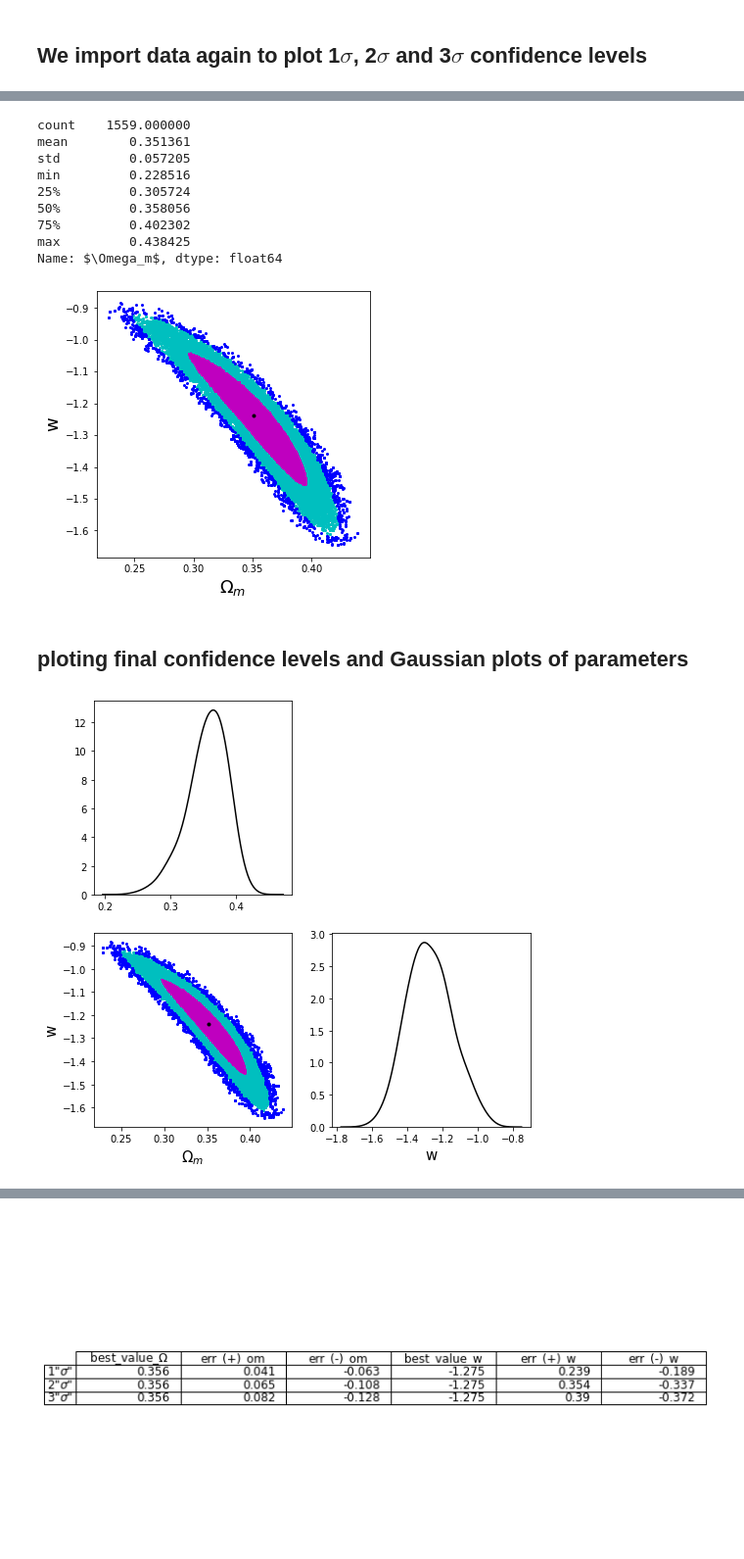
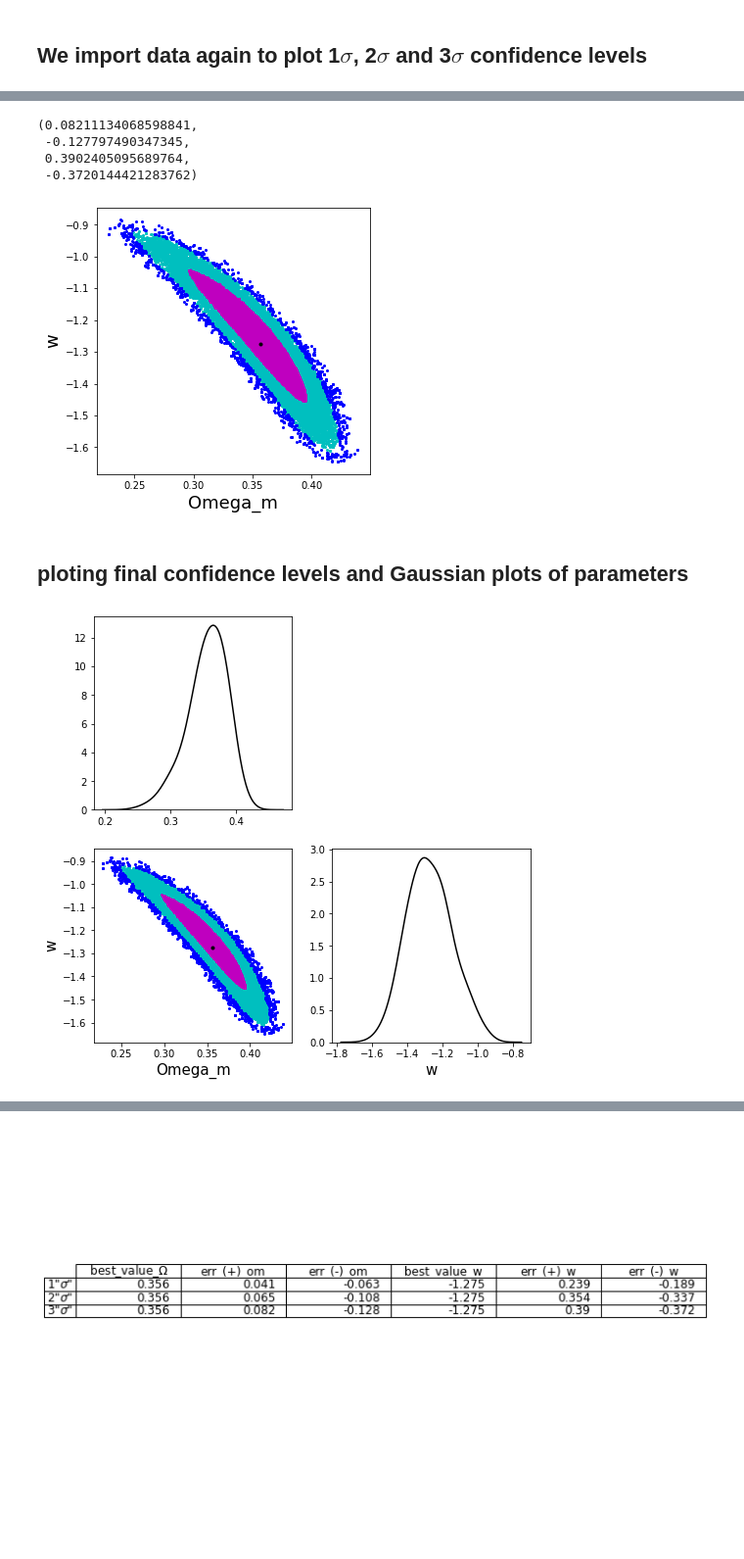
Before and after one commit to nooshinehz/Best_values_and_contours, a Jupyter notebook: countors_MCMC.ipynb, the cells around one changed output, grey strips where cells are left out. Shown: that part at 98% size. Drawn from its saved outputs; the diff is of its cells as text; code cells hidden in the pictures; blank space fills up the shorter version.

```diff
--- a/countors_MCMC.ipynb
+++ b/countors_MCMC.ipynb
@@ -37,7 +40,8 @@ data=np.genfromtxt(path_data)
 df=pd.DataFrame(data)
 
 # Eliminating some extra columns
-df.columns=[ 'ones', 'zeros' ,r'$\Omega_m$', 'w', 'chi']
+# df.columns=[ 'ones', 'zeros' ,r'$\Omega_m$', 'w', 'chi']
+df.columns=[ 'ones', 'zeros' ,'Omega_m', 'w', 'chi']
 df=df.drop(['ones', 'zeros'], axis=1)
 df
 # %% [output]
@@ -80,9 +84,9 @@ which N is the number of chains (here is 5000) and theta is our free paramter
 # omega_best= df[r'$\Omega_m$'].mean()
 # w_best= fp['w'].mean()
 
-data=[df[r'$\Omega_m$'].mean(), df['w'].mean()]
+data=[df['Omega_m'].mean(), df['w'].mean()]
 
-best= pd.DataFrame(data, [r'$\Omega_m$', 'w'])
+best= pd.DataFrame(data, ['Omega_m', 'w'])
 best= best.T
 best
 # %% [output]
@@ -97,7 +101,7 @@ path_data = cwd+'/data/Supernova-chain-50000.txt'
 
 data = np.genfromtxt(path_data)
 da = pd.DataFrame(data)
-da.columns = [ 'ones', 'zeros' ,r'$\Omega_m$', 'w', 'chi']
+da.columns = [ 'ones', 'zeros' ,'Omega_m', 'w', 'chi']
 da = da.drop(['ones', 'zeros'], axis =1)
 
 # Forming Subsample_1 to Plot data in 1sigma confidence level (for n= 2 & CL= 68.27%, limit line of 1 sigma CL is chi-chi(min)<2.3)
@@ -105,19 +109,19 @@ sbs_1 = da[da.chi-(da['chi'].min()) < 2.3]
 
 plt.rcParams["figure.figsize"] = (5,5)
 
-a= sbs_1[r'$\Omega_m$']
+a= sbs_1['Omega_m']
 b= sbs_1['w']
 
 plt.plot(a, b,  'mo', markersize = 1)
-plt.plot( fp[r'$\Omega_m$'], fp['w'], 'ko' )
-plt.xlabel(r'$\Omega_m$', fontsize = 18);
+plt.plot(best['Omega_m'], best['w'], 'ko', markersize=3)
+plt.xlabel('Omega_m', fontsize = 18);
 plt.ylabel('w', fontsize = 18);
 
 
 
 # 1 sigma error for "Omega_m" parameter
-U_err_om_1 = (sbs_1[r'$\Omega_m$'].max()) - (da[r'$\Omega_m$'].mean())
-D_err_om_1 = (sbs_1[r'$\Omega_m$'].min()) - (da[r'$\Omega_m$'].mean())
+U_err_om_1 = (sbs_1['Omega_m'].max()) - (da['Omega_m'].mean())
+D_err_om_1 = (sbs_1['Omega_m'].min()) - (da['Omega_m'].mean())
 
 # 1 sigma error for "w" parameter
 U_err_w_1 = (sbs_1['w'].max()) - (da['w'].mean())
@@ -126,5 +130,5 @@ D_err_w_1 = (sbs_1['w'].min()) - (da['w'].mean())
 
 
 U_err_om_1, D_err_om_1, U_err_w_1, D_err_w_1
-sbs_1['w'].describe()
+# sbs_1['w'].describe()
 # %% [output]
@@ -182,40 +176,35 @@ Name: $\Omega_m$, dtype: float64
 # %%
 
 # Forming Subsample_2 to Plot data in 2sigma confidence level (for n= 2 & CL= 68.27%, limit line of 2sigma CL is 6.17<chi-chi(min)<11.8)
 sbs_3 = da[(da.chi - (da['chi'].min()) < 11.8)  &  (6.17 < da.chi - (da['chi'].min()))]
 
 
 
-plt.plot(sbs_1[r'$\Omega_m$'], sbs_1['w'], 'mo', markersize = 1)
-plt.plot(sbs_2[r'$\Omega_m$'], sbs_2['w'], 'co', markersize = 2)
-plt.plot(sbs_3[r'$\Omega_m$'], sbs_3['w'], 'bo', markersize = 2)
-plt.plot( fp[r'$\Omega_m$'], fp['w'], 'ko', markersize=3 )
+plt.plot(sbs_1['Omega_m'], sbs_1['w'], 'mo', markersize = 1)
+plt.plot(sbs_2['Omega_m'], sbs_2['w'], 'co', markersize = 2)
+plt.plot(sbs_3['Omega_m'], sbs_3['w'], 'bo', markersize = 2)
+plt.plot(best['Omega_m'], best['w'], 'ko', markersize=3)
 
-plt.xlabel(r'$\Omega_m$', fontsize =18);
+plt.xlabel('Omega_m', fontsize =18);
 plt.ylabel('w', fontsize =18);
 
 
 # 3 sigma error for "Omega_m" parameter
-U_err_om_3 = (sbs_3[r'$\Omega_m$'].max()) - (da[r'$\Omega_m$'].mean())
-D_err_om_3 = (sbs_3[r'$\Omega_m$'].min()) - (da[r'$\Omega_m$'].mean())
+U_err_om_3 = (sbs_3['Omega_m'].max()) - (da['Omega_m'].mean())
+D_err_om_3 = (sbs_3['Omega_m'].min()) - (da['Omega_m'].mean())
 
 # 3 sigma error for "w" parameter
 U_err_w_3 = (sbs_3['w'].max()) - (da['w'].mean())
 D_err_w_3 = (sbs_3['w'].min()) - (da['w'].mean())
 
 U_err_om_3, D_err_om_3, U_err_w_3, D_err_w_3
-sbs_3[r'$\Omega_m$'].describe()
+# sbs_3[r'$\Omega_m$'].describe()
 # %% [output]
-count    1559.000000
-mean        0.351361
-std         0.057205
-min         0.228516
-25%         0.305724
-50%         0.358056
-75%         0.402302
-max         0.438425
-Name: $\Omega_m$, dtype: float64
+(0.08211134068598841,
+ -0.127797490347345,
+ 0.3902405095689764,
+ -0.3720144421283762)
-[figure, old version]
+[figure, new version]
 # %% [markdown]
 ## ploting final confidence levels and Gaussian plots of parameters
 # %%
@@ -230,16 +219,16 @@ Name: $\Omega_m$, dtype: float64
 
 
 w=da['w']
-om=da[r'$\Omega_m$']
+om=da['Omega_m']
 
 
 fig , axes= plt.subplots (nrows=2 , ncols=2, figsize=(8,8))
 
 # Ploting everythin we have till now, on axes [1,0]
-axes[1,0].plot(sbs_1[r'$\Omega_m$'], sbs_1['w'], 'mo', markersize=1)
-axes[1,0].plot(sbs_2[r'$\Omega_m$'], sbs_2['w'], 'co', markersize=2)
-axes[1,0].plot(sbs_3[r'$\Omega_m$'], sbs_3['w'], 'bo', markersize=2)
-axes[1,0].plot(fp[r'$\Omega_m$'], fp['w'], 'ko', markersize=3)
+axes[1,0].plot(sbs_1['Omega_m'], sbs_1['w'], 'mo', markersize=1)
+axes[1,0].plot(sbs_2['Omega_m'], sbs_2['w'], 'co', markersize=2)
+axes[1,0].plot(sbs_3['Omega_m'], sbs_3['w'], 'bo', markersize=2)
+axes[1,0].plot(best['Omega_m'], best['w'], 'ko', markersize=3)
 axes[0,1].set_visible(False)
 
 
@@ -254,7 +243,7 @@ ax1=sns.kdeplot(om, color='k', bw_adjust=3, ax=axes[0,0],  );
 
 axes[1,1].set_xlabel('w', fontsize=15);
 axes[1,0].set_ylabel('w', fontsize=15);
-axes[1,0].set_xlabel(r'$\Omega_m$', fontsize=15 );
+axes[1,0].set_xlabel('Omega_m', fontsize=15 );
 axes[0,0].set_xlabel(' ');
 axes[0,0].set_ylabel(' ');
 axes[1,1].set_ylabel(' ');
@@ -262,7 +251,7 @@ axes[1,1].set_ylabel(' ');
 
 plt.savefig('contours.eps', bbox_inches="tight", format='eps' )
 # %% [output]
-[figure, old version]
+[figure, new version]
 # %% [markdown]
 ## Calculation of $\sigma$  for parameters
 
```
Also changed, not shown: parts of 12 cells of this notebook.
